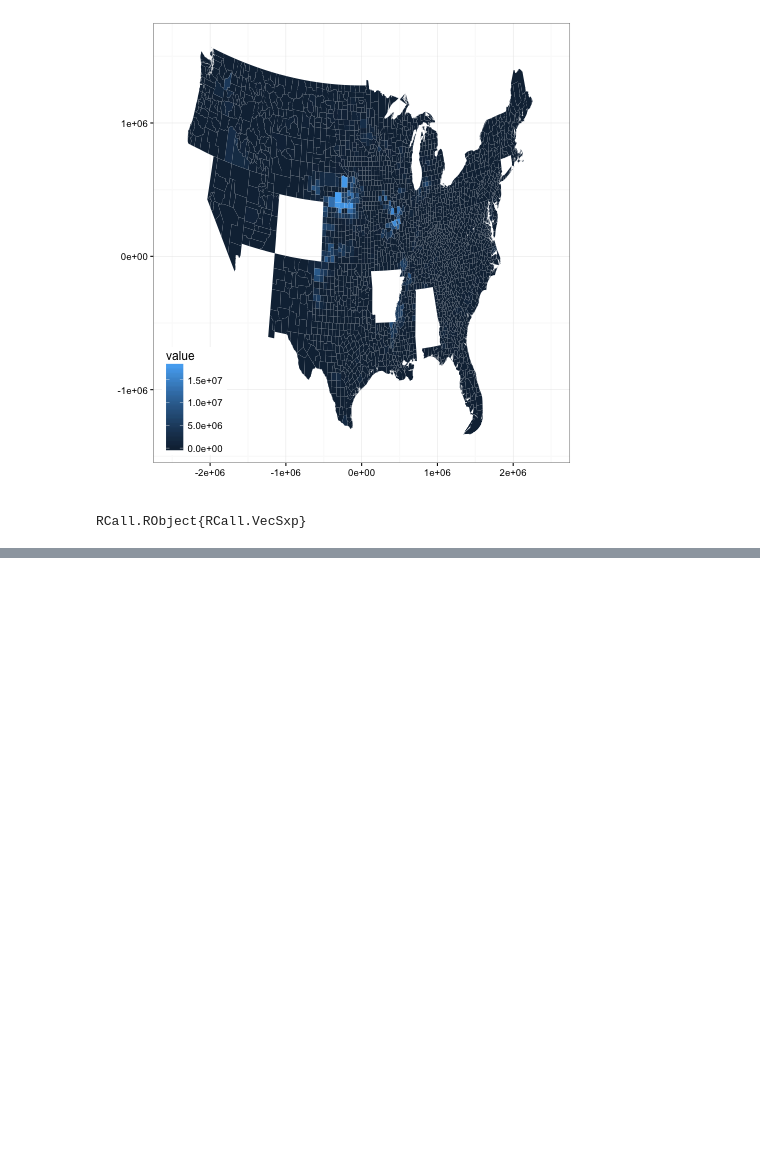
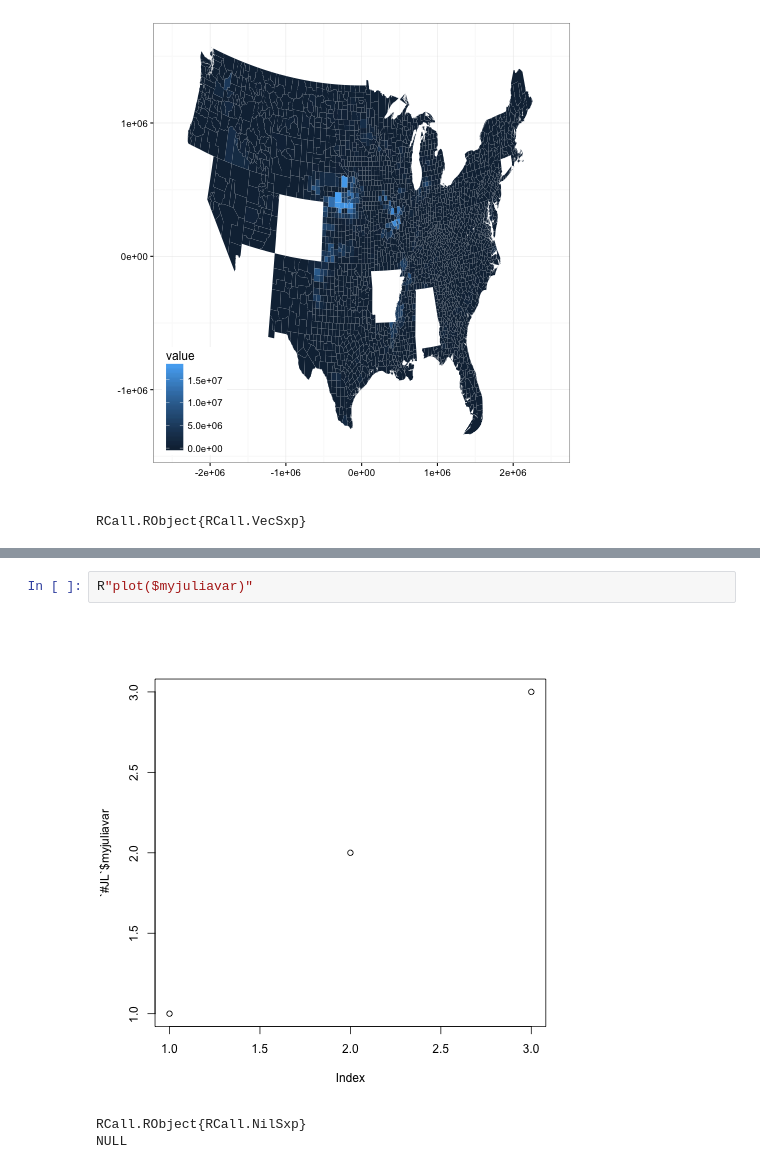
Before and after one commit to AmericasWater/awash, a Jupyter notebook: docs/Tutorial 1 - Running the model.ipynb, the cells around one changed output, grey strips where cells are left out. Cells and saved outputs as stored; diff of their text form; blank space fills up the shorter version.

```diff
--- a/docs/Tutorial 1 - Running the model.ipynb
+++ b/docs/Tutorial 1 - Running the model.ipynb
@@ -258,0 +317,6 @@ RCall.RObject{RCall.VecSxp}
+# %%
+R"plot($myjuliavar)"
+# %% [output]
+[figure, added]
+RCall.RObject{RCall.NilSxp}
+NULL
```
Also changed, not shown: parts of 19 cells of this notebook, 2 other files.
